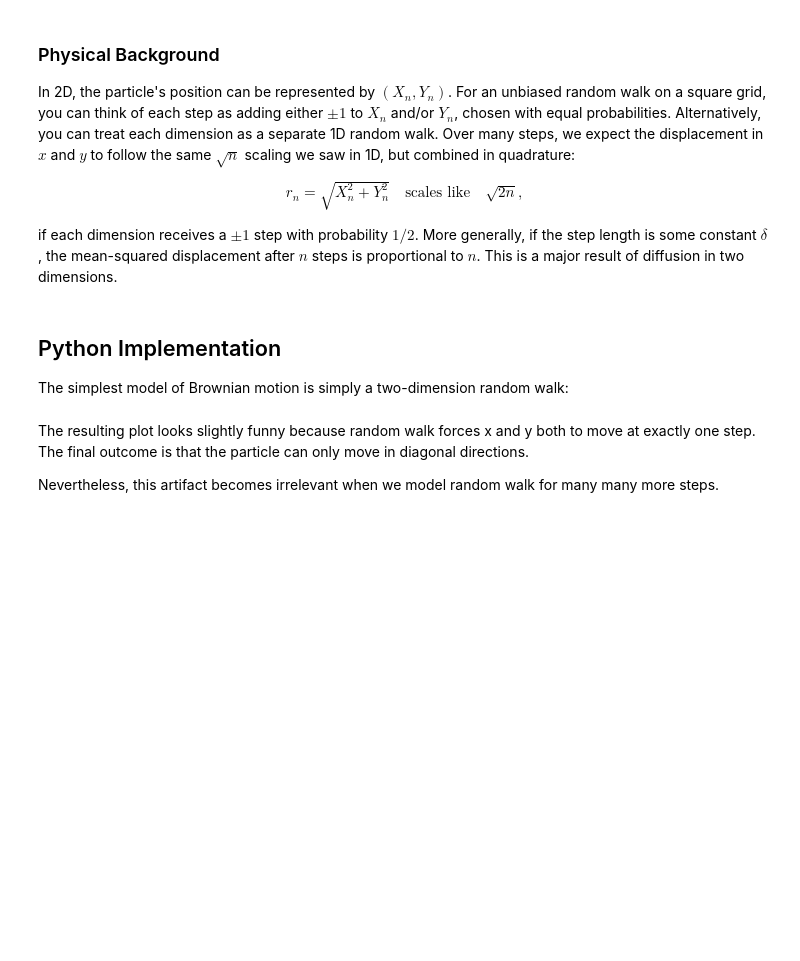
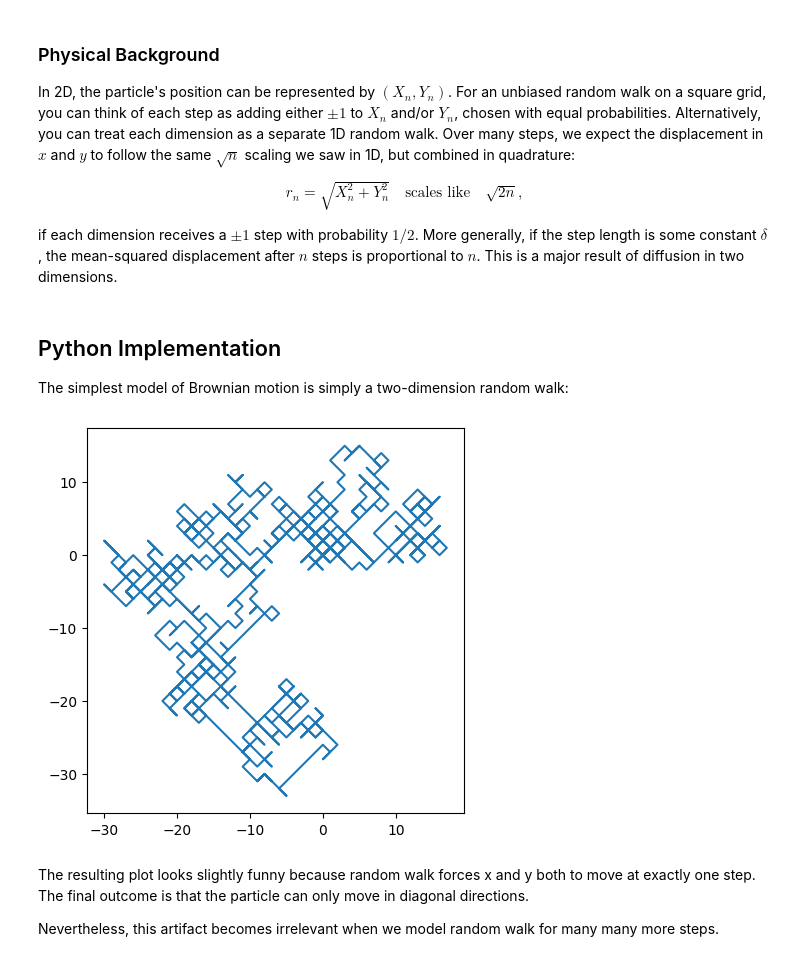
Before and after one commit to hannahgruber/phys305, a Jupyter notebook: docs/18/notes.ipynb, the cells around one changed output. Saved outputs shown, nothing was run; the diff lists cells and outputs as text; code cells hidden in the pictures; blank space fills up the shorter version.

```diff
--- a/docs/18/notes.ipynb
+++ b/docs/18/notes.ipynb
@@ -551,10 +637,12 @@ The simplest model of Brownian motion is simply a two-dimension random walk:
 # %%
 X = randomwalk()
 Y = randomwalk()
 
-plt.figure(figsize=(12,12))
+plt.figure(figsize=(5,5))
 plt.plot(X, Y)
 plt.gca().set_aspect('equal')
+# %% [output]
+[figure, added]
 # %% [markdown]
 The resulting plot looks slightly funny because random walk forces x and y both to move at exactly one step.
 The final outcome is that the particle can only move in diagonal directions.
```
Also changed, not shown: parts of 25 cells of this notebook, 1 other file.
